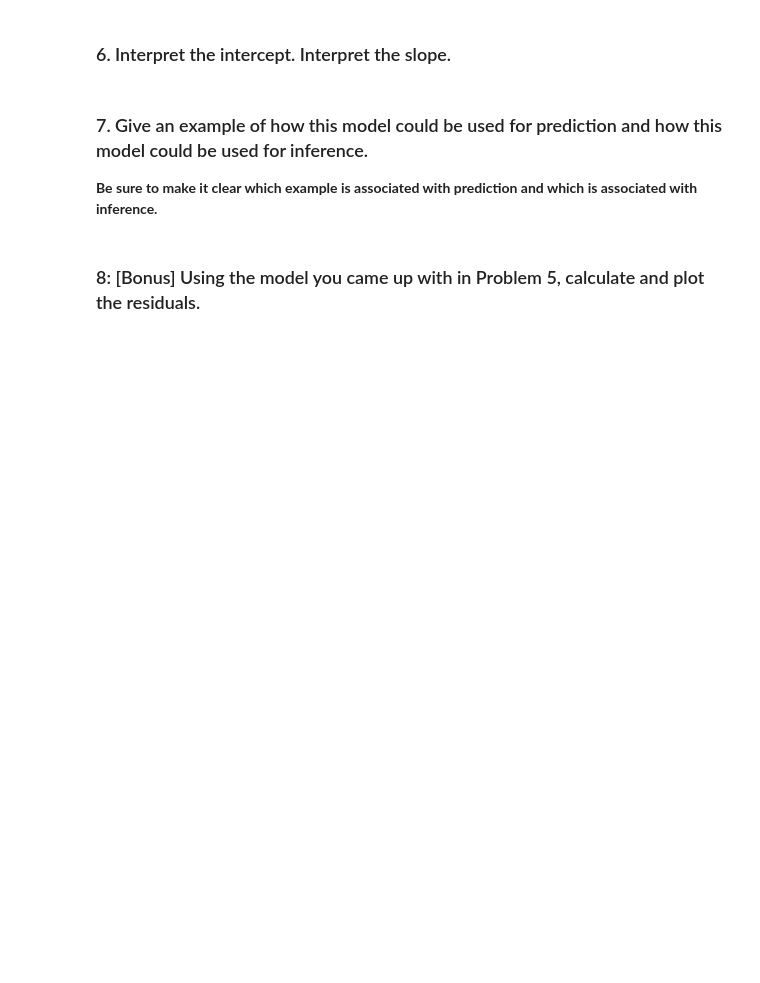
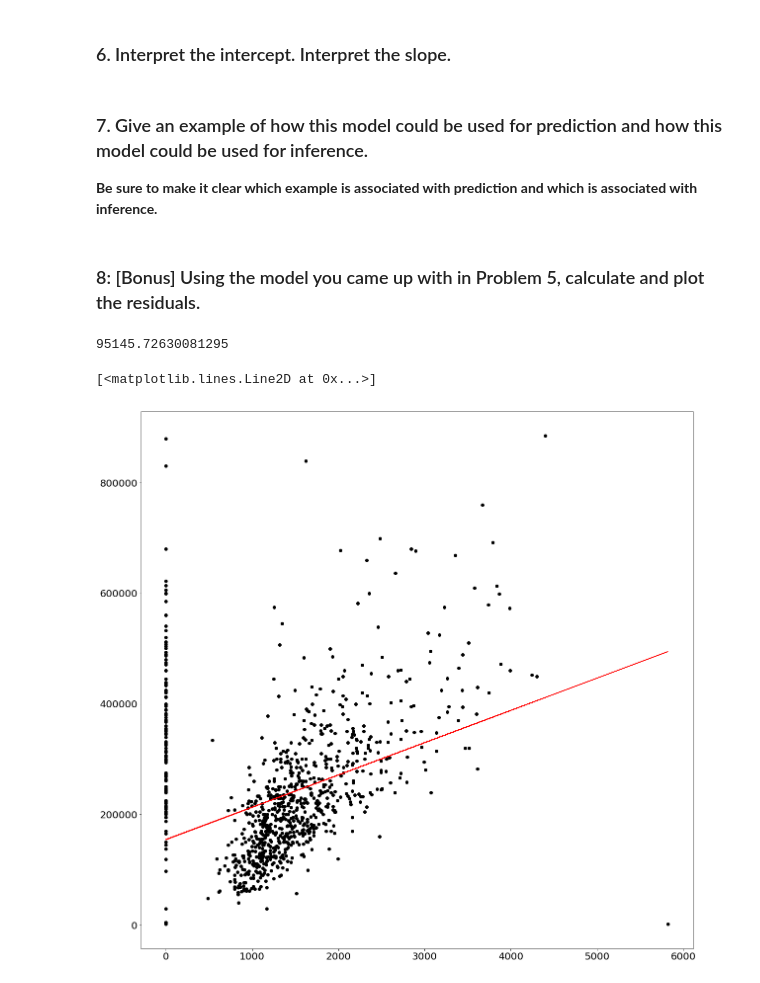
Before and after one commit to ishashah28/DS-SF-42, a Jupyter notebook: classes/07/notebooks/regression-simple_linear_regression-lab/simple-linear-regression-sacramento.ipynb, the cells around one changed output. Drawn from its saved outputs; the diff is of its cells as text; code cells hidden in the pictures; blank space fills up the shorter version.

```diff
--- a/classes/07/notebooks/regression-simple_linear_regression-lab/simple-linear-regression-sacramento.ipynb
+++ b/classes/07/notebooks/regression-simple_linear_regression-lab/simple-linear-regression-sacramento.ipynb
@@ -208,0 +217,16 @@ b0 intercept : 117942.82448795388
+# %%
+# A:
+#predictor y = 154655.39 + 58.36x
+y_pred = []
+
+for x in df['sq__ft']:
+    y = 154655.39 + (58.36*x)
+    y_pred.append(y)
+# %%
+df['pred'] = y_pred
+
+df['residuals'] = abs(df['price'] - df['pred'])
+
+df['residuals'].mean()
+# %% [output]
+95145.72630081295
@@ -208,0 +236,15 @@ b0 intercept : 117942.82448795388
+# %%
+fig = plt.figure(figsize = (20,20))
+
+# change the fontsize of minor ticks label
+plot = fig.add_subplot(111)
+plot.tick_params(axis='both', which='major', labelsize=20)
+
+ax = plt.gca()
+
+#plot the scatter plot
+ax.scatter(x = df['sq__ft'],y = df['price'],c='k')
+ax.plot(df['sq__ft'],df['pred'],color='r')
+# %% [output]
+[<matplotlib.lines.Line2D at 0x...>]
+[figure, added]
```
Also changed, not shown: parts of 15 cells of this notebook.
